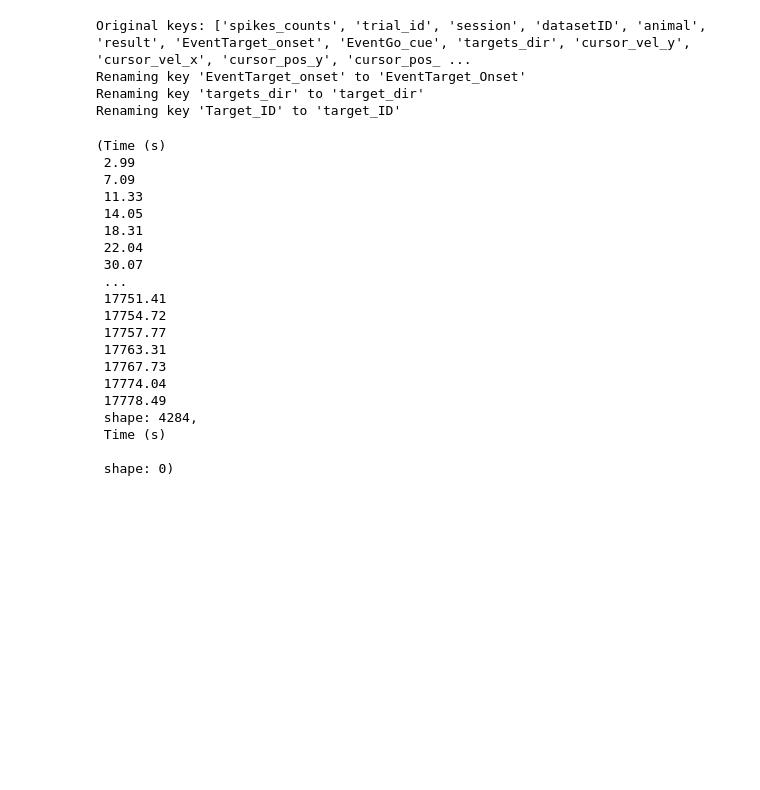
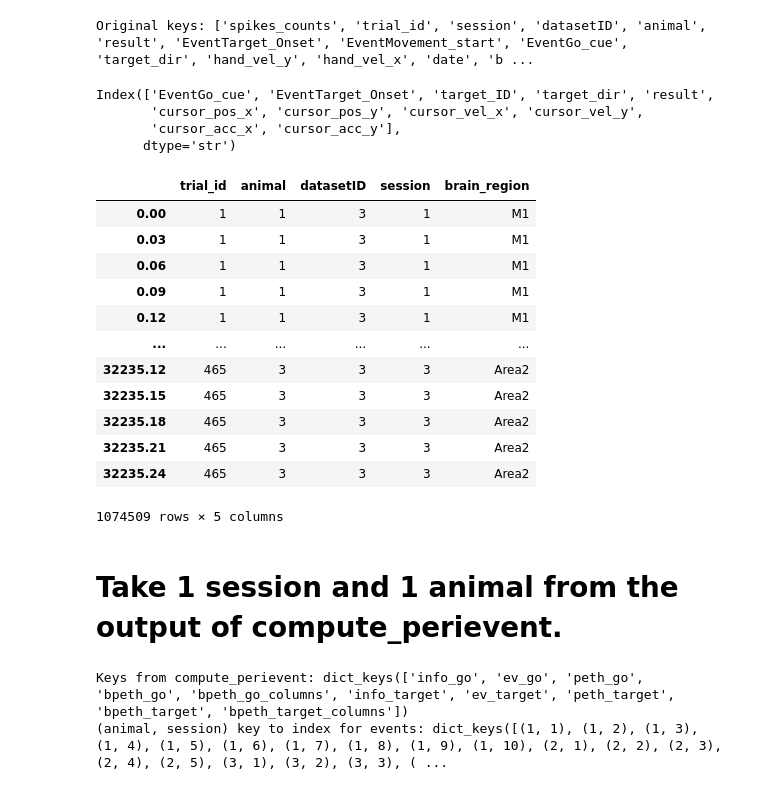
Before and after one commit to lilytong0919/NMA-shichimi-rulebreakerhalf-comparing-network, a Jupyter notebook: peth_test.ipynb, the cells around one changed output. Drawn from its saved outputs; the diff is of its cells as text; code cells hidden in the pictures; blank space fills up the shorter version.

```diff
--- a/peth_test.ipynb
+++ b/peth_test.ipynb
@@ -1,11 +1,13 @@
 # %%
 import pynapple as nap
+import numpy as np
+import pandas as pd
 from monkeypaw.io import nap_load_data,get_spike_count,get_behav,get_info
 
 # nwb_path = r"C:\Users\lilytong\Documents\GitHub\NMA-shichimi-rulebreakerhalf-comparing-network\data\sub-Dataset-5-Animals-3&4\sub-Dataset-5-Animals-3&4.nwb"
-# nwb_path = r"C:\Users\lilytong\Documents\GitHub\NMA-shichimi-rulebreakerhalf-comparing-network\data\sub-Dataset-3-Animals-1-to-4\sub-Dataset-3-Animals-1-to-4.nwb"
+nwb_path = r"C:\Users\lilytong\Documents\GitHub\NMA-shichimi-rulebreakerhalf-comparing-network\data\sub-Dataset-3-Animals-1-to-4\sub-Dataset-3-Animals-1-to-4.nwb"
 # nwb_path = r"C:\Users\lilytong\Documents\GitHub\NMA-shichimi-rulebreakerhalf-comparing-network\data\sub-Dataset-4-Animal-3-sess-1-to-6\sub-Dataset-4-Animal-3-sess-1-to-6.nwb"
-nwb_path = r"C:\Users\lilytong\Documents\GitHub\NMA-shichimi-rulebreakerhalf-comparing-network\data\sub-Dataset-5-Animals-2-ses-20-to-39\sub-Dataset-5-Animals-2-ses-20-to-39.nwb"
+# nwb_path = r"C:\Users\lilytong\Documents\GitHub\NMA-shichimi-rulebreakerhalf-comparing-network\data\sub-Dataset-5-Animals-2-ses-20-to-39\sub-Dataset-5-Animals-2-ses-20-to-39.nwb"
 data = nap_load_data(nwb_path)
 
 # actually load in data
@@ -13,7 +15,4 @@ spike_count = get_spike_count(data)
 behav = get_behav(data)
 info = get_info(data)
 # %% [output]
-Original keys: ['spikes_counts', 'trial_id', 'session', 'datasetID', 'animal', 'result', 'EventTarget_onset', 'EventGo_cue', 'targets_dir', 'cursor_vel_y', 'cursor_vel_x', 'cursor_pos_y', 'cursor_pos_ ...
-Renaming key 'EventTarget_onset' to 'EventTarget_Onset'
-Renaming key 'targets_dir' to 'target_dir'
-Renaming key 'Target_ID' to 'target_ID'
+Original keys: ['spikes_counts', 'trial_id', 'session', 'datasetID', 'animal', 'result', 'EventTarget_Onset', 'EventMovement_start', 'EventGo_cue', 'target_dir', 'hand_vel_y', 'hand_vel_x', 'date', 'b ...
@@ -25,23 +19,39 @@ ev_target = nap.Ts(t[behav["EventTarget_onset"]==True])
-# %%
-ev_go
-# %% [output]
-(Time (s)
- 2.99
- 7.09
- 11.33
- 14.05
- 18.31
- 22.04
- 30.07
- ...
- 17751.41
- 17754.72
- 17757.77
- 17763.31
- 17767.73
- 17774.04
- 17778.49
- shape: 4284,
- Time (s)
-
- shape: 0)
+# %%
+behav.columns
+# %% [output]
+Index(['EventGo_cue', 'EventTarget_Onset', 'target_ID', 'target_dir', 'result',
+       'cursor_pos_x', 'cursor_pos_y', 'cursor_vel_x', 'cursor_vel_y',
+       'cursor_acc_x', 'cursor_acc_y'],
+      dtype='str')
+# %%
+info = get_info(data)
+info.as_dataframe()
+# %% [output]
+|  | trial_id | animal | datasetID | session | brain_region |
+| 0.00 | 1 | 1 | 3 | 1 | M1 |
+| 0.03 | 1 | 1 | 3 | 1 | M1 |
+| 0.06 | 1 | 1 | 3 | 1 | M1 |
+| 0.09 | 1 | 1 | 3 | 1 | M1 |
+| 0.12 | 1 | 1 | 3 | 1 | M1 |
+| ... | ... | ... | ... | ... | ... |
+| 32235.12 | 465 | 3 | 3 | 3 | Area2 |
+| 32235.15 | 465 | 3 | 3 | 3 | Area2 |
+| 32235.18 | 465 | 3 | 3 | 3 | Area2 |
+| 32235.21 | 465 | 3 | 3 | 3 | Area2 |
+| 32235.24 | 465 | 3 | 3 | 3 | Area2 |
+1074509 rows × 5 columns
+# %% [markdown]
+# Take 1 session and 1 animal from the output of compute_perievent.
+# %%
+# Take 1 session and 1 animal from the output of compute_perievent.
+from monkeypaw.proc import compute_perievent, get_index_from_info
+all_peth = compute_perievent(spike_count, behav, info, win = (-1,2))
+
+# Here we give an example to use the go cue events. (target cue is also computed just replace "go" with "target")
+idx_go = get_index_from_info(all_peth["info_go"], by = ["animal","session"])
+
+print(f"Keys from compute_perievent: {all_peth.keys()}")
+print(f"(animal, session) key to index for events: {idx_go.keys()}")
+# %% [output]
+Keys from compute_perievent: dict_keys(['info_go', 'ev_go', 'peth_go', 'bpeth_go', 'bpeth_go_columns', 'info_target', 'ev_target', 'peth_target', 'bpeth_target', 'bpeth_target_columns'])
+(animal, session) key to index for events: dict_keys([(1, 1), (1, 2), (1, 3), (1, 4), (1, 5), (1, 6), (1, 7), (1, 8), (1, 9), (1, 10), (2, 1), (2, 2), (2, 3), (2, 4), (2, 5), (3, 1), (3, 2), (3, 3), ( ...
```
Also changed, not shown: parts of 8 cells of this notebook.
